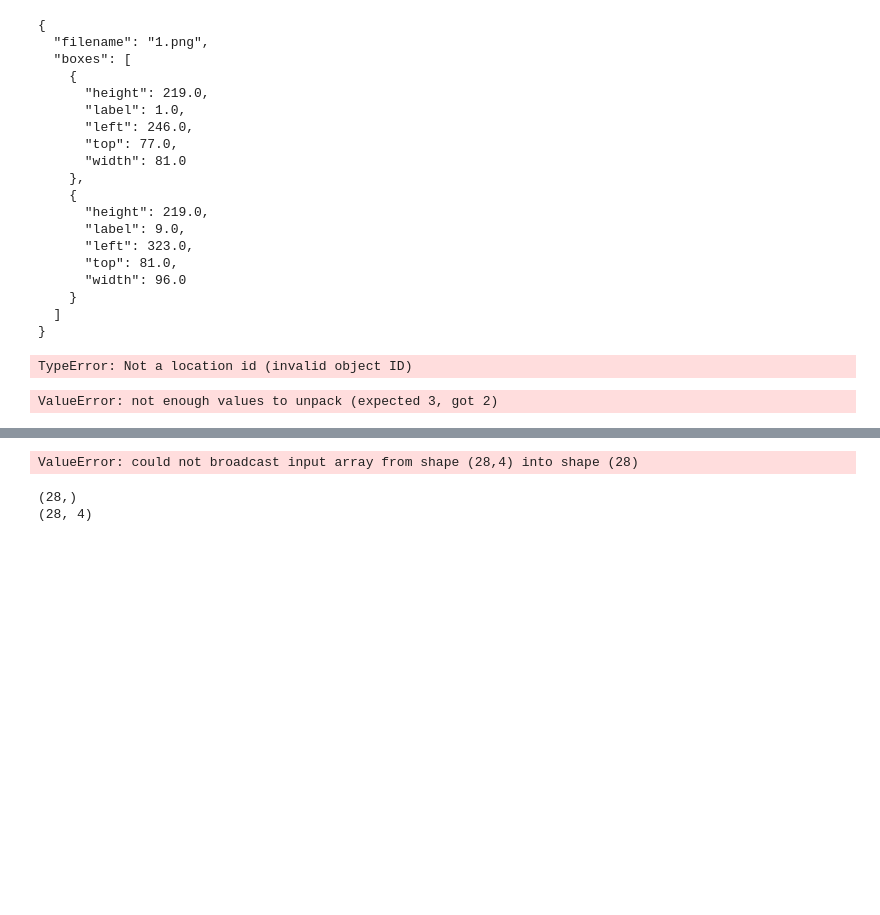
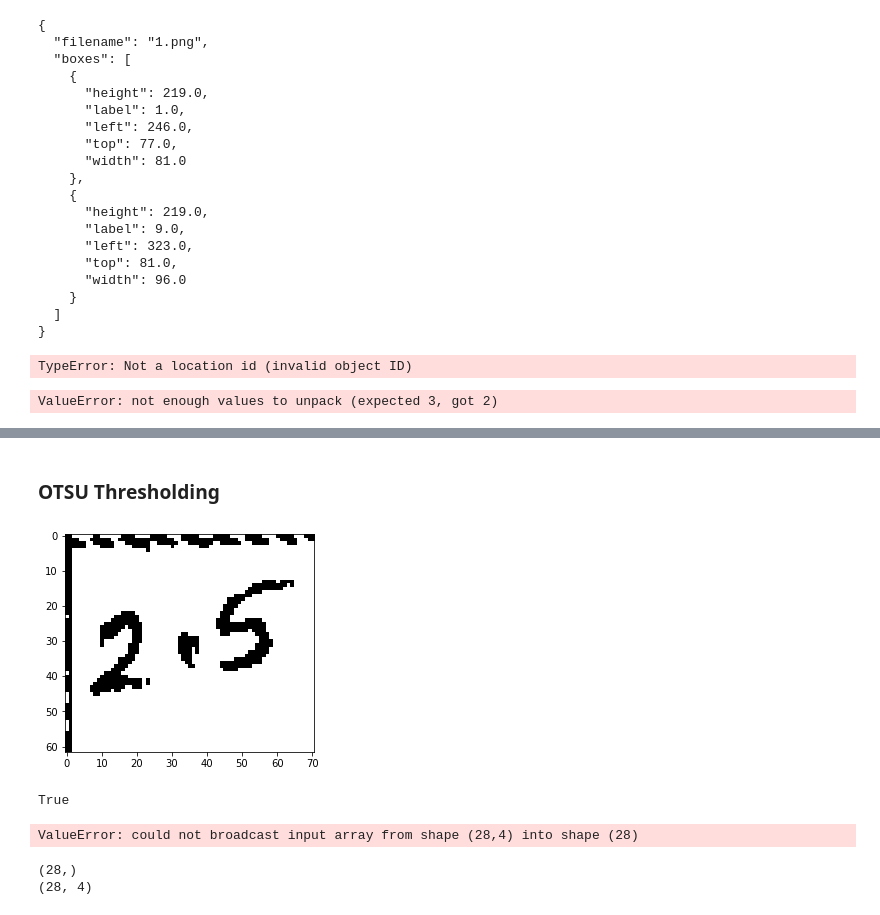
Before and after one commit to alpha-k911/multi-digit-recognition, a Jupyter notebook: multi_digits_model_0_9.ipynb, the cells around one changed output, grey strips where cells are left out. Drawn from its saved outputs; the diff is of its cells as text; code cells hidden in the pictures; blank space fills up the shorter version.

Commit message:
thresholding

```diff
--- a/multi_digits_model_0_9.ipynb
+++ b/multi_digits_model_0_9.ipynb
@@ -401,3 +457,36 @@ True
+# %% [markdown]
+### OTSU Thresholding
+# %%
+im = cv2.imread('../second/images/img7.jpg',0)
+_,th1 = cv2.threshold(im, 127,255, cv2.THRESH_OTSU)
+plt.imshow(th1,cmap='gray');
+# %% [output]
+[figure, added]
+# %%
+im = cv2.imread('../second/images/img7.jpg',0)
+_,th1 = cv2.threshold(im, 127,255, cv2.THRESH_OTSU)
+# plt.imshow(th1,cmap='gray');
+img = th1.copy()
+img = 255 - img
+mask = np.ones(img.shape[:2], np.uint8)*0
+mask[10:h-10, 0:w-10] = 255
+img = cv2.bitwise_and(img,img,mask = mask)
+# t = np.mean(img) + np.std(img)/2
+# t = np.mean(img)
+print("T:",t)
+
+display(img)
+print(img[30])
+# img[img < t] = 0
+# img[img > t] = 255
+# img = cv2.cvtColor(img,cv2.COLOR_BGR2GRAY)
+print(img[30])
+img = 255 - img
+print(img[30])
+display(img)
+thresh_callback(100,img)
+# %% [output]
+True
 # %%
 np.array(regions)
 # %% [output]
```
Also changed, not shown: parts of 9 cells of this notebook, 2 other files.
